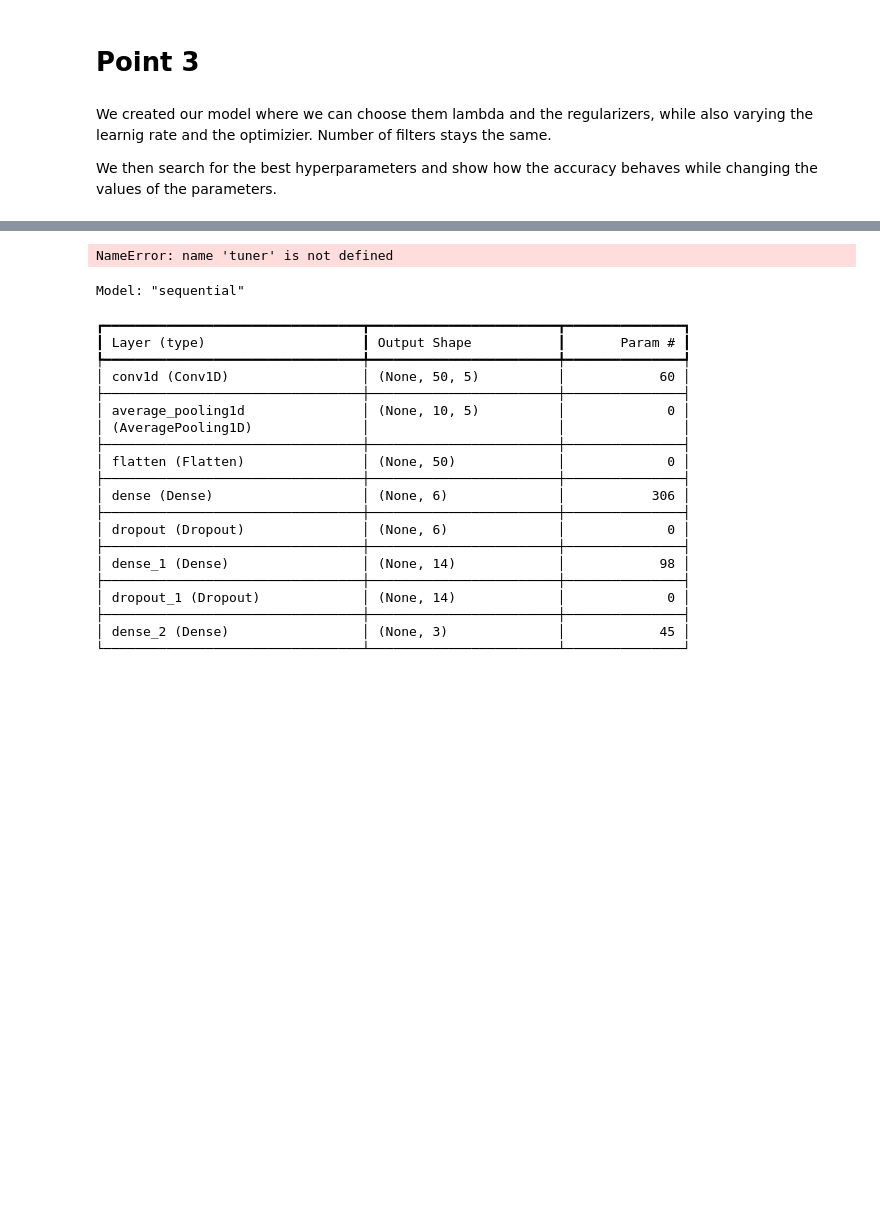
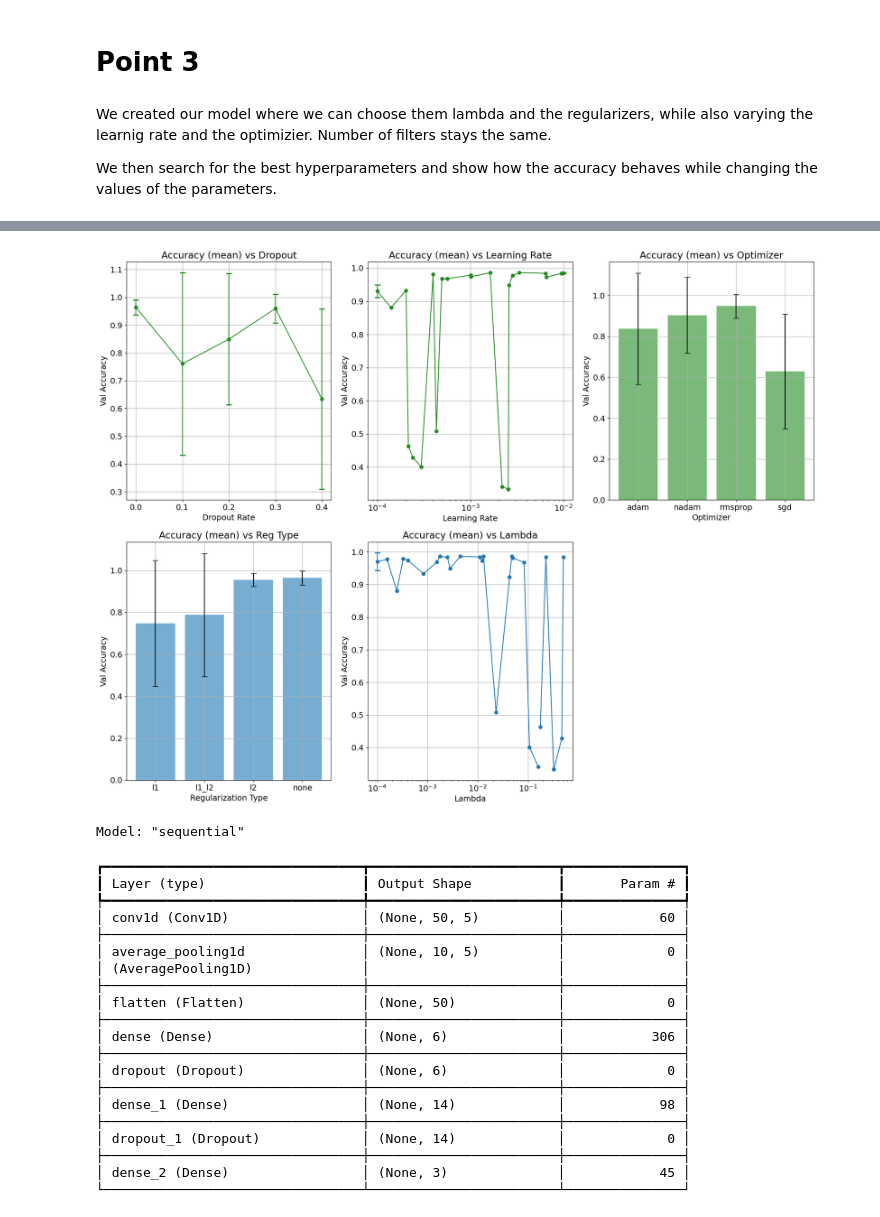
Before and after one commit to FrancescoPeron/LCP_B, a Jupyter notebook: CNN/group2613_exercise2.ipynb, the cells around one changed output, grey strips where cells are left out. Saved outputs shown, nothing was run; the diff lists cells and outputs as text; code cells hidden in the pictures; blank space fills up the shorter version.

```diff
--- a/CNN/group2613_exercise2.ipynb
+++ b/CNN/group2613_exercise2.ipynb
@@ -358,7 +359,7 @@ ax[0][0].errorbar(drop_mean.index, drop_mean.values, yerr=drop_std.values, color
                   marker='o', capsize=5, capthick=2, elinewidth=1.5)
 ax[0][0].set_xlabel("Dropout Rate")
 ax[0][0].set_ylabel("Val Accuracy")
-ax[0][0].set_title("Accuracy vs Dropout")
+ax[0][0].set_title("Accuracy (mean) vs Dropout")
 ax[0][0].grid(True)
 
 # 2. Learning rate
@@ -369,47 +370,47 @@ ax[0][1].errorbar(lear_mean.index, lear_mean.values, yerr=lear_std.values, color
 ax[0][1].set_xscale("log")
 ax[0][1].set_xlabel("Learning Rate")
 ax[0][1].set_ylabel("Val Accuracy")
-ax[0][1].set_title("Accuracy vs Learning Rate")
+ax[0][1].set_title("Accuracy (mean) vs Learning Rate")
 ax[0][1].grid(True)
 
 # 3. Optimizer
 opti_mean = df.groupby("optimizer")["val_accuracy"].mean()
 opti_std  = df.groupby("optimizer")["val_accuracy"].std()
-ax[0][2].bar(opti_mean.index, opti_mean.values, yerr=opti_std.values, color = 'forestgreen',
+ax[0][2].bar(opti_mean.index, opti_mean.values, yerr=opti_std.values, color = 'forestgreen', alpha = 0.6,
              capsize=5)
 ax[0][2].set_xlabel("Optimizer")
 ax[0][2].set_ylabel("Val Accuracy")
-ax[0][2].set_title("Accuracy vs Optimizer")
+ax[0][2].set_title("Accuracy (mean) vs Optimizer")
 ax[0][2].grid(True)
 
 # 4. Regularization type
 regt_mean = df.groupby("reg_type")["val_accuracy"].mean()
 regt_std  = df.groupby("reg_type")["val_accuracy"].std()
-ax[1][0].bar(regt_mean.index, regt_mean.values, yerr=regt_std.values,
+ax[1][0].bar(regt_mean.index, regt_mean.values, yerr=regt_std.values, alpha = 0.6,
              capsize=5)
 ax[1][0].set_xlabel("Regularization Type")
 ax[1][0].set_ylabel("Val Accuracy")
-ax[1][0].set_title("Accuracy vs Reg Type")
+ax[1][0].set_title("Accuracy (mean) vs Reg Type")
 ax[1][0].grid(True)
 
 # 5. Lambda
 lamb_mean = df.groupby("lambda")["val_accuracy"].mean()
 lamb_std  = df.groupby("lambda")["val_accuracy"].std()
 ax[1][1].errorbar(lamb_mean.index, lamb_mean.values, yerr=lamb_std.values,
                   marker='o', capsize=5, capthick=2, elinewidth=1.5)
 ax[1][1].set_xscale("log")
 ax[1][1].set_xlabel("Lambda")
 ax[1][1].set_ylabel("Val Accuracy")
-ax[1][1].set_title("Accuracy vs Lambda")
+ax[1][1].set_title("Accuracy (mean) vs Lambda")
 ax[1][1].grid(True)
 
 # 6.
 ax[1][2].axis("off")
 
 plt.tight_layout()
 plt.show()
 # %% [output]
-NameError: name 'tuner' is not defined
+[figure, added]
 # %%
 # Get the top 2 models.
 models = tuner.get_best_models(num_models=1)
```
Also changed, not shown: parts of 1 cell of this notebook, 1 other file.
